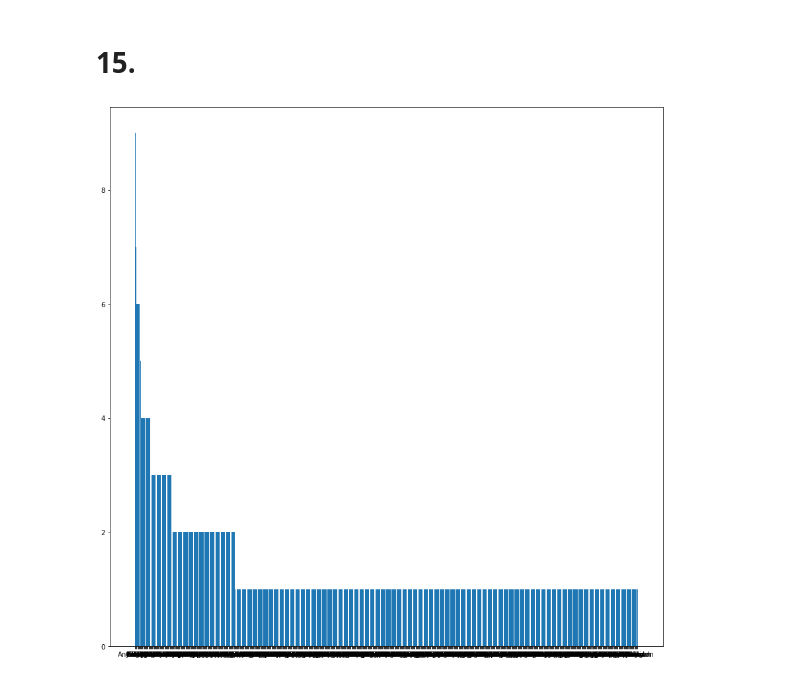
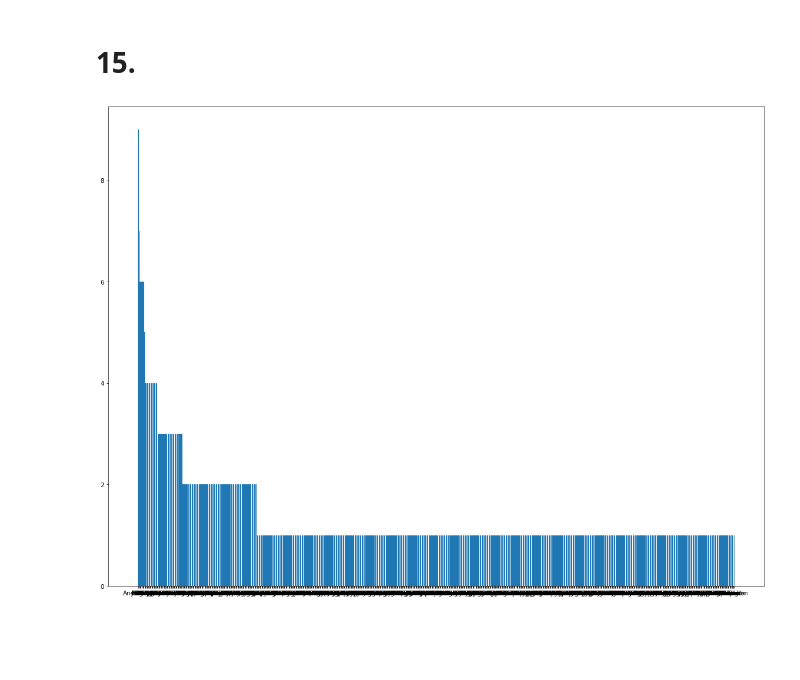
Before and after one commit to 22p25i0005/DataCamp3, a Jupyter notebook: Matplotlib/quiz.ipynb, the cells around one changed output. Saved outputs shown, nothing was run; the diff lists cells and outputs as text; code cells hidden in the pictures; blank space fills up the shorter version.

```diff
--- a/Matplotlib/quiz.ipynb
+++ b/Matplotlib/quiz.ipynb
@@ -260,8 +260,8 @@ plt.show()
 df15 = df['Name'].apply(lambda x : x.split(',')[0])
 df15 = df15.value_counts()
 # %%
-plt.figure(figsize=[15,15])
+plt.figure(figsize=[20,15])
 plt.bar(df15.index,df15.values)
 plt.show()
 # %% [output]
-[figure, old version]
+[figure, new version]
```
Also changed, not shown: parts of 1 cell of this notebook.
